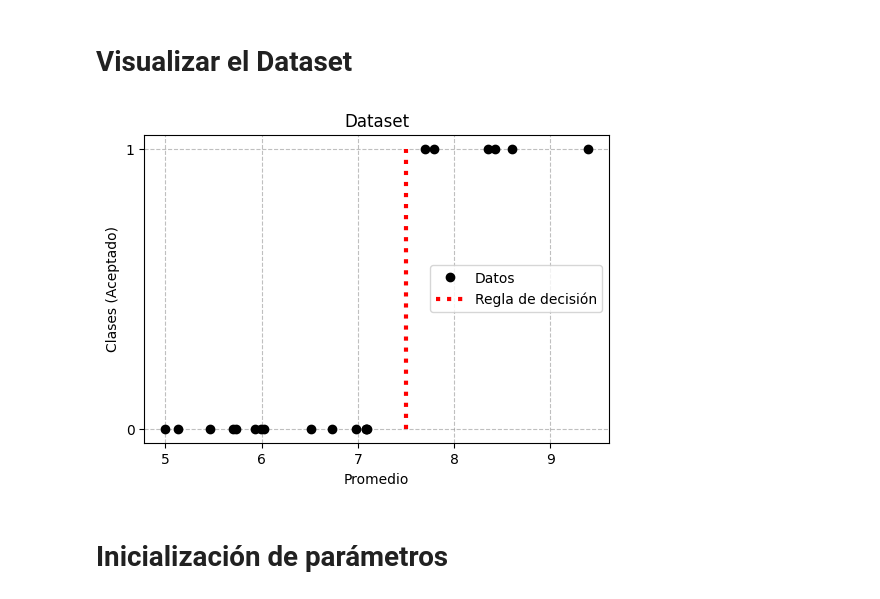
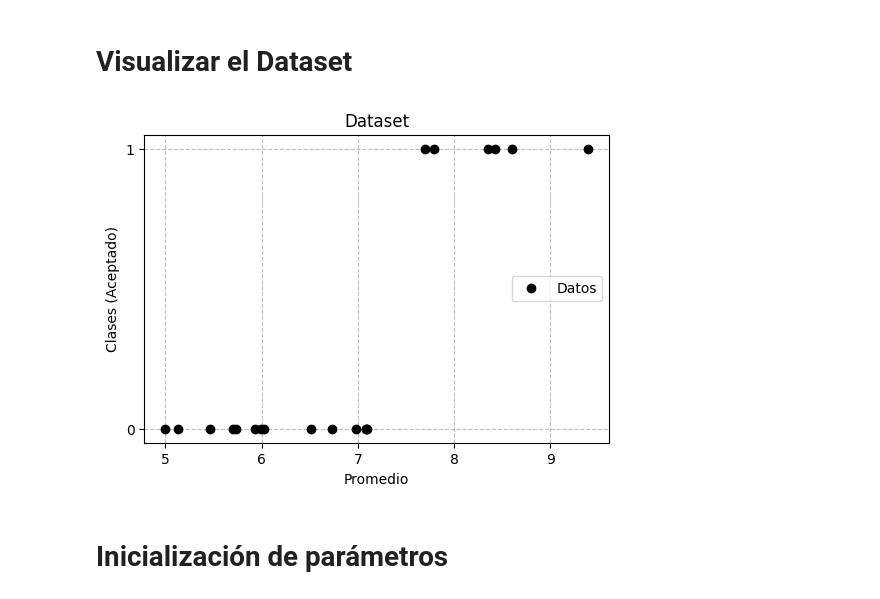
Before and after one commit to gabrielcarcedo/Programa-Intensivo-en-Ciencia-de-Datos-De-los-Fundamentos-al-Deep-Learning, a Jupyter notebook: Notebooks/PICD_Perceptrón_1.ipynb, the cells around one changed output. Cells and saved outputs as stored; diff of their text form; code cells hidden in the pictures.

```diff
--- a/Notebooks/PICD_Perceptrón_1.ipynb
+++ b/Notebooks/PICD_Perceptrón_1.ipynb
@@ -218,16 +218,16 @@ Promedio: 5.99 → Aceptado: 0
 # %%
 plt.figure(figsize=(6, 4))
 plt.plot(promedios, aceptado, 'o', color='black', label='Datos')
 plt.title('Dataset')
 plt.xlabel('Promedio')
 plt.ylabel('Clases (Aceptado)')
-plt.vlines(7.5, 0, 1, color='r', ls=':', lw=3, label='Regla de decisión')
+#plt.vlines(7.5, 0, 1, color='r', ls=':', lw=3, label='Regla de decisión')
 plt.legend(loc = 'center right')
 plt.grid(ls='--', color='grey', alpha=0.5)
 plt.yticks([0, 1])
 plt.show()
 # %% [output]
-[figure, old version]
+[figure, new version]
 # %% [markdown]
 # Inicialización de parámetros
 # %%
```
Also changed, not shown: parts of 23 cells of this notebook.
